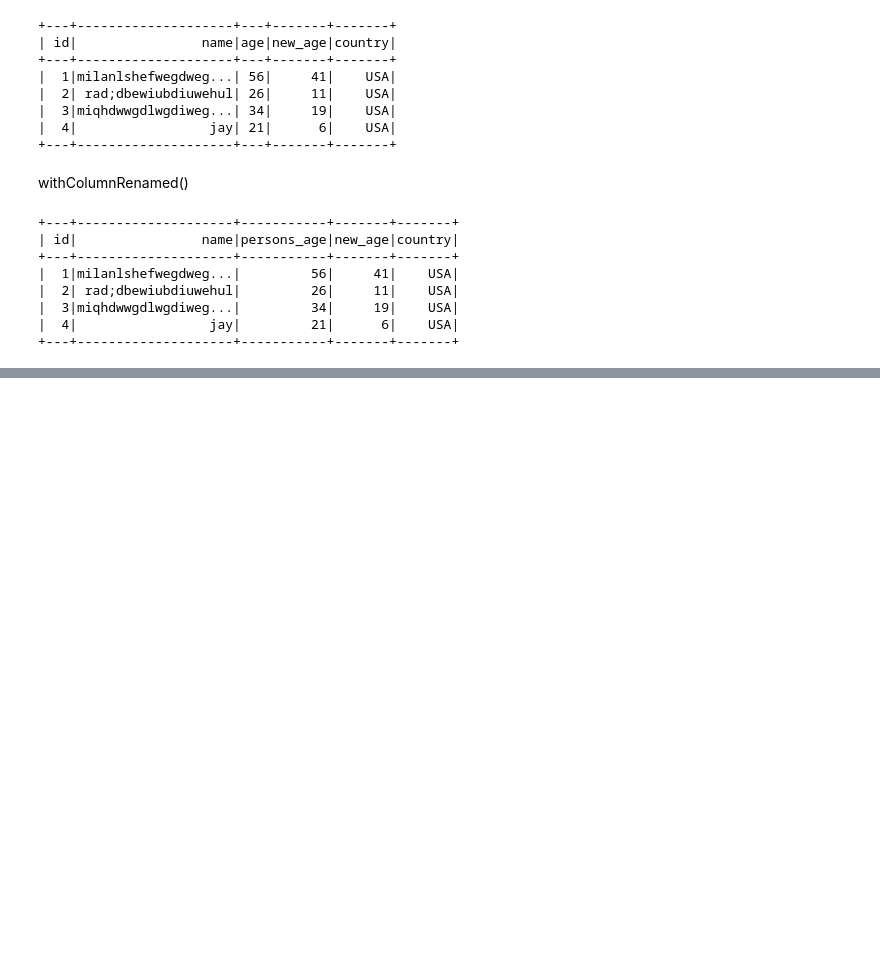
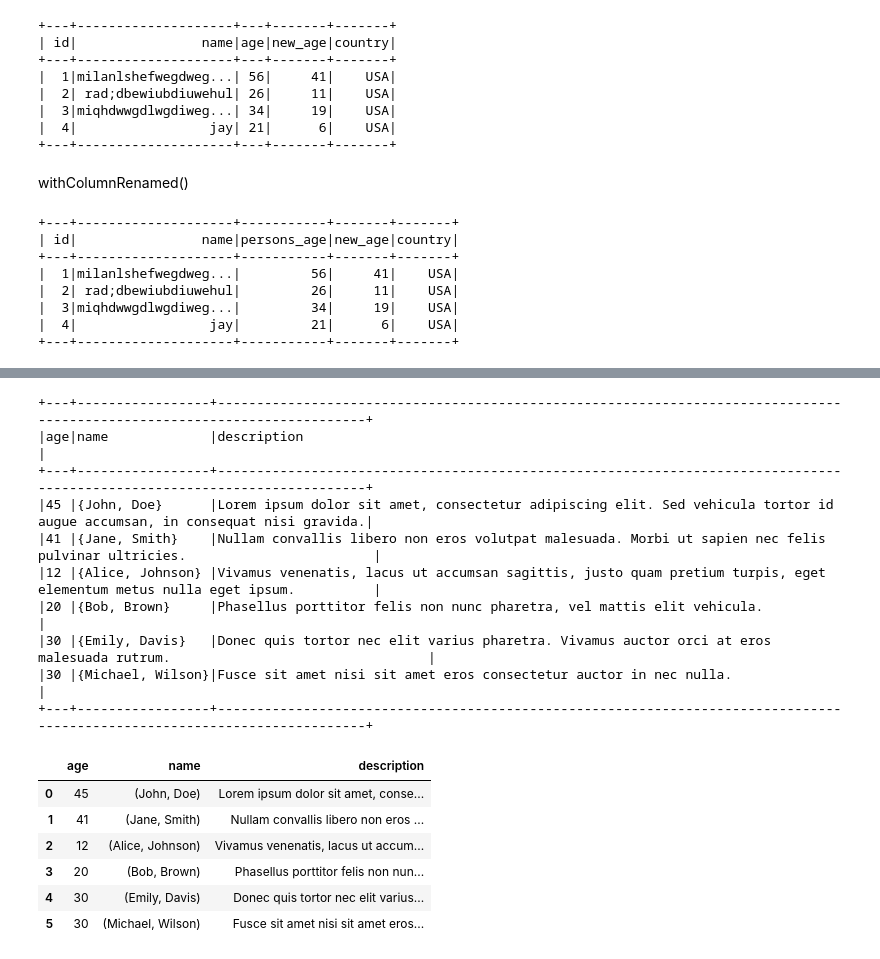
Before and after one commit to codal-tshah/data-practices-2024, a Jupyter notebook: PySpark/DataFrame_Displays.ipynb, the cells around one changed output, grey strips where cells are left out. Drawn from its saved outputs; the diff is of its cells as text; code cells hidden in the pictures; blank space fills up the shorter version.

Commit message:
CIT-289 #time 3h Learning of ArrayType and StructType

```diff
--- a/PySpark/DataFrame_Displays.ipynb
+++ b/PySpark/DataFrame_Displays.ipynb
@@ -44,7 +44,7 @@ Help on property:
 # %%
 from pyspark.context import SparkContext
 from pyspark.sql.session import SparkSession
-sc = SparkContext('local')
+sc = SparkContext.getOrCreate();
 spark = SparkSession(sc)
 # %%
 data=[(1,'milanlshefwegdwegd;uwed;wevdiewv',56),(2,'rad;dbewiubdiuwehul',26),(3,'miqhdwwgdlwgdiwegdygweydghir',34),(4,'jay',21)]
@@ -194,0 +294,55 @@ df4.show()
+# %%
+from pyspark.sql.types import StructType, StructField, IntegerType, StringType
+
+# Define the data
+data = [
+    (45, ('John', 'Doe'), 'Lorem ipsum dolor sit amet, consectetur adipiscing elit. Sed vehicula tortor id augue accumsan, in consequat nisi gravida.'),
+    (41, ('Jane', 'Smith'), 'Nullam convallis libero non eros volutpat malesuada. Morbi ut sapien nec felis pulvinar ultricies.'),
+    (12, ('Alice', 'Johnson'), 'Vivamus venenatis, lacus ut accumsan sagittis, justo quam pretium turpis, eget elementum metus nulla eget ipsum.'),
+    (20, ('Bob', 'Brown'), 'Phasellus porttitor felis non nunc pharetra, vel mattis elit vehicula.'),
+    (30, ('Emily', 'Davis'), 'Donec quis tortor nec elit varius pharetra. Vivamus auctor orci at eros malesuada rutrum.'),
+    (30, ('Michael', 'Wilson'), 'Fusce sit amet nisi sit amet eros consectetur auctor in nec nulla.')
+]
+
+# Define the schema for the nested structure
+structName = StructType([
+    StructField('firstName', StringType()),
+    StructField('lastName', StringType())
+])
+
+# Define the schema for the DataFrame
+schema = StructType([
+    StructField('age', IntegerType()),
+    StructField('name', structName),
+    StructField('description', StringType())
+])
+
+# d2.show()
+
+# # Create the DataFrame
+d2 = spark.createDataFrame(data, schema)
+
+# # Show the DataFrame
+d2.show(truncate=False)
+df_pd = d2.toPandas()
+
+# Display the Pandas DataFrame
+display(df_pd)
+# %% [output]
++---+-----------------+--------------------------------------------------------------------------------------------------------------------------+
+|age|name             |description                                                                                                               |
++---+-----------------+--------------------------------------------------------------------------------------------------------------------------+
+|45 |{John, Doe}      |Lorem ipsum dolor sit amet, consectetur adipiscing elit. Sed vehicula tortor id augue accumsan, in consequat nisi gravida.|
+|41 |{Jane, Smith}    |Nullam convallis libero non eros volutpat malesuada. Morbi ut sapien nec felis pulvinar ultricies.                        |
+|12 |{Alice, Johnson} |Vivamus venenatis, lacus ut accumsan sagittis, justo quam pretium turpis, eget elementum metus nulla eget ipsum.          |
+|20 |{Bob, Brown}     |Phasellus porttitor felis non nunc pharetra, vel mattis elit vehicula.                                                    |
+|30 |{Emily, Davis}   |Donec quis tortor nec elit varius pharetra. Vivamus auctor orci at eros malesuada rutrum.                                 |
+|30 |{Michael, Wilson}|Fusce sit amet nisi sit amet eros consectetur auctor in nec nulla.                                                        |
++---+-----------------+--------------------------------------------------------------------------------------------------------------------------+
+|  | age | name | description |
+| 0 | 45 | (John, Doe) | Lorem ipsum dolor sit amet, conse... |
+| 1 | 41 | (Jane, Smith) | Nullam convallis libero non eros ... |
+| 2 | 12 | (Alice, Johnson) | Vivamus venenatis, lacus ut accum... |
+| 3 | 20 | (Bob, Brown) | Phasellus porttitor felis non nun... |
+| 4 | 30 | (Emily, Davis) | Donec quis tortor nec elit varius... |
+| 5 | 30 | (Michael, Wilson) | Fusce sit amet nisi sit amet eros... |
```
Also changed, not shown: parts of 26 cells of this notebook.
